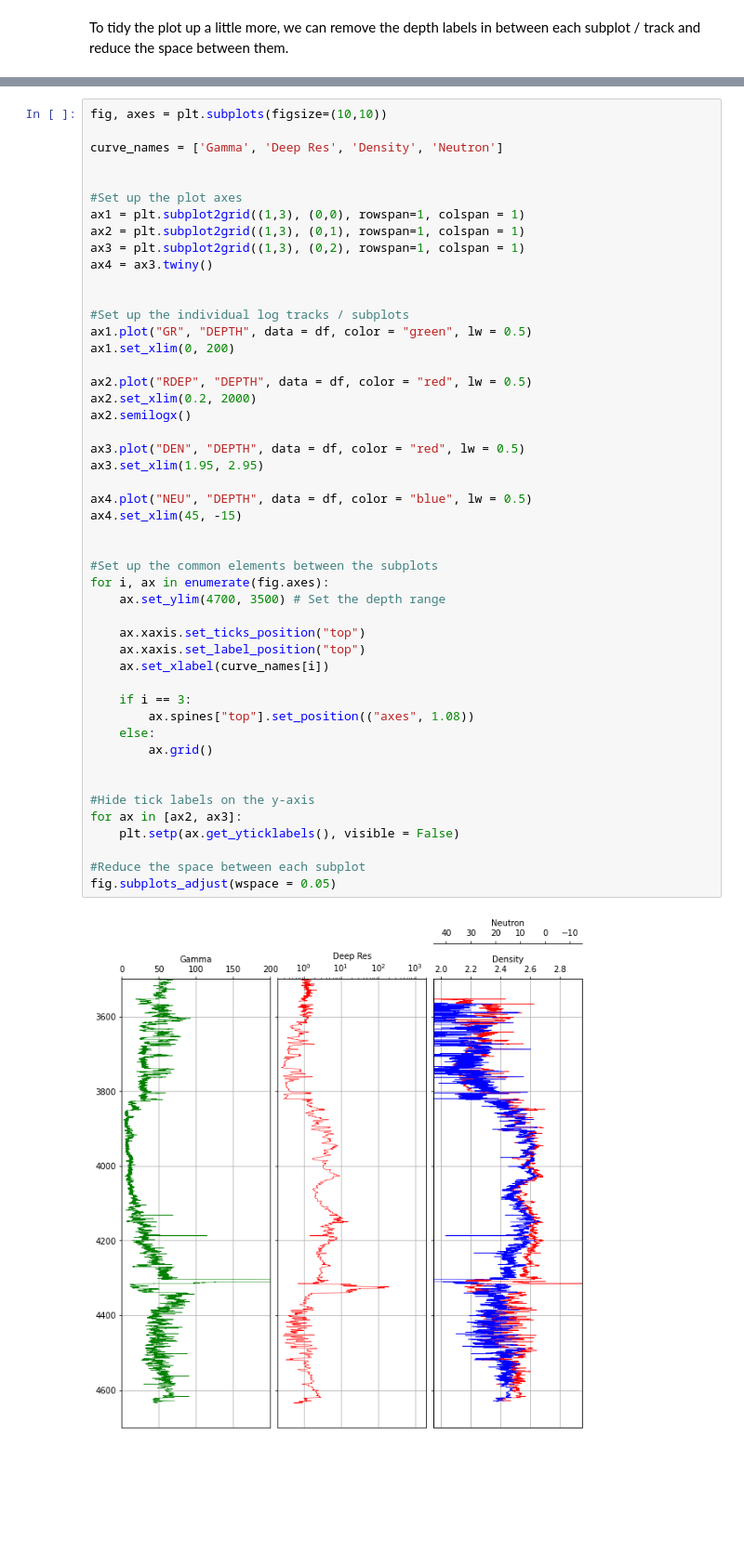
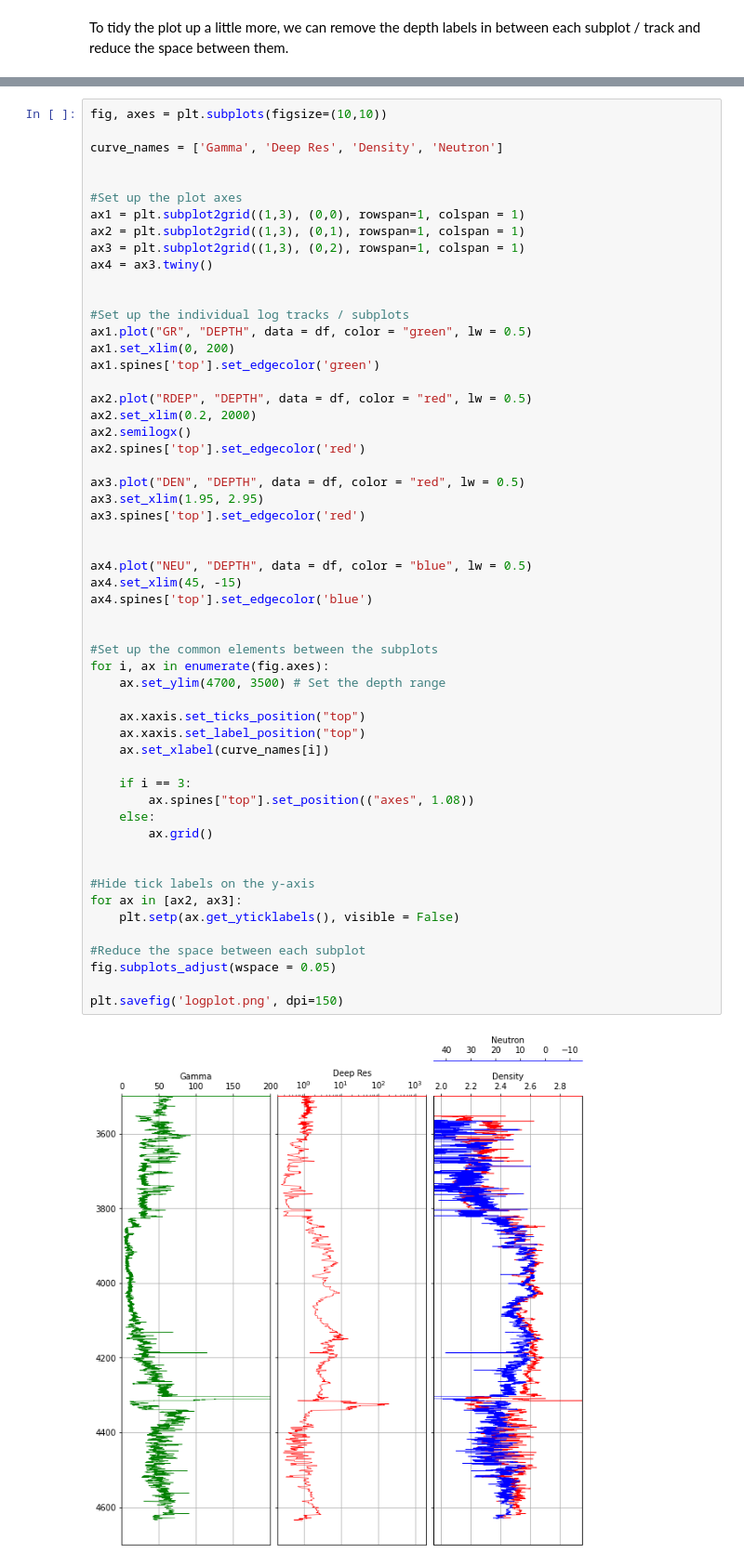
Before and after one commit to andymcdgeo/Andys_YouTube_Notebooks, a Jupyter notebook: 04 - Log Data Visualisation - Simple Log Plot.ipynb, the cells around one changed output, grey strips where cells are left out. Shown at 93% size. Saved outputs shown, nothing was run; the diff lists cells and outputs as text; blank space fills up the shorter version.

```diff
--- a/04 - Log Data Visualisation - Simple Log Plot.ipynb
+++ b/04 - Log Data Visualisation - Simple Log Plot.ipynb
@@ -281,37 +281,44 @@ ax4 = ax3.twiny()
 #Set up the individual log tracks / subplots
 ax1.plot("GR", "DEPTH", data = df, color = "green", lw = 0.5)
 ax1.set_xlim(0, 200)
+ax1.spines['top'].set_edgecolor('green')
 
 ax2.plot("RDEP", "DEPTH", data = df, color = "red", lw = 0.5)
 ax2.set_xlim(0.2, 2000)
 ax2.semilogx()
+ax2.spines['top'].set_edgecolor('red')
 
 ax3.plot("DEN", "DEPTH", data = df, color = "red", lw = 0.5)
 ax3.set_xlim(1.95, 2.95)
+ax3.spines['top'].set_edgecolor('red')
+
 
 ax4.plot("NEU", "DEPTH", data = df, color = "blue", lw = 0.5)
 ax4.set_xlim(45, -15)
+ax4.spines['top'].set_edgecolor('blue')
 
 
 #Set up the common elements between the subplots
 for i, ax in enumerate(fig.axes):
     ax.set_ylim(4700, 3500) # Set the depth range
 
     ax.xaxis.set_ticks_position("top")
     ax.xaxis.set_label_position("top")
     ax.set_xlabel(curve_names[i])
 
     if i == 3:
         ax.spines["top"].set_position(("axes", 1.08))
     else:
         ax.grid()
 
 
 #Hide tick labels on the y-axis
 for ax in [ax2, ax3]:
     plt.setp(ax.get_yticklabels(), visible = False)
 
 #Reduce the space between each subplot
 fig.subplots_adjust(wspace = 0.05)
+
+plt.savefig('logplot.png', dpi=150)
 # %% [output]
-[figure, old version]
+[figure, new version]
```
Also changed, not shown: parts of 1 cell of this notebook, 6 other files.
